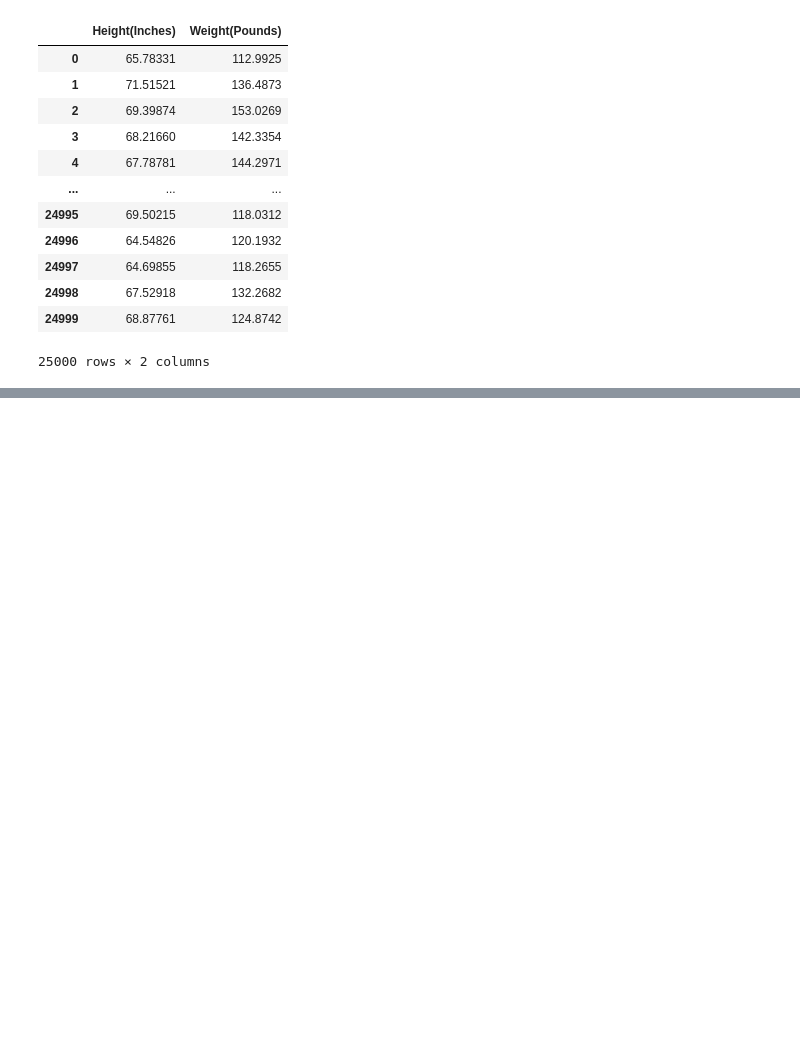
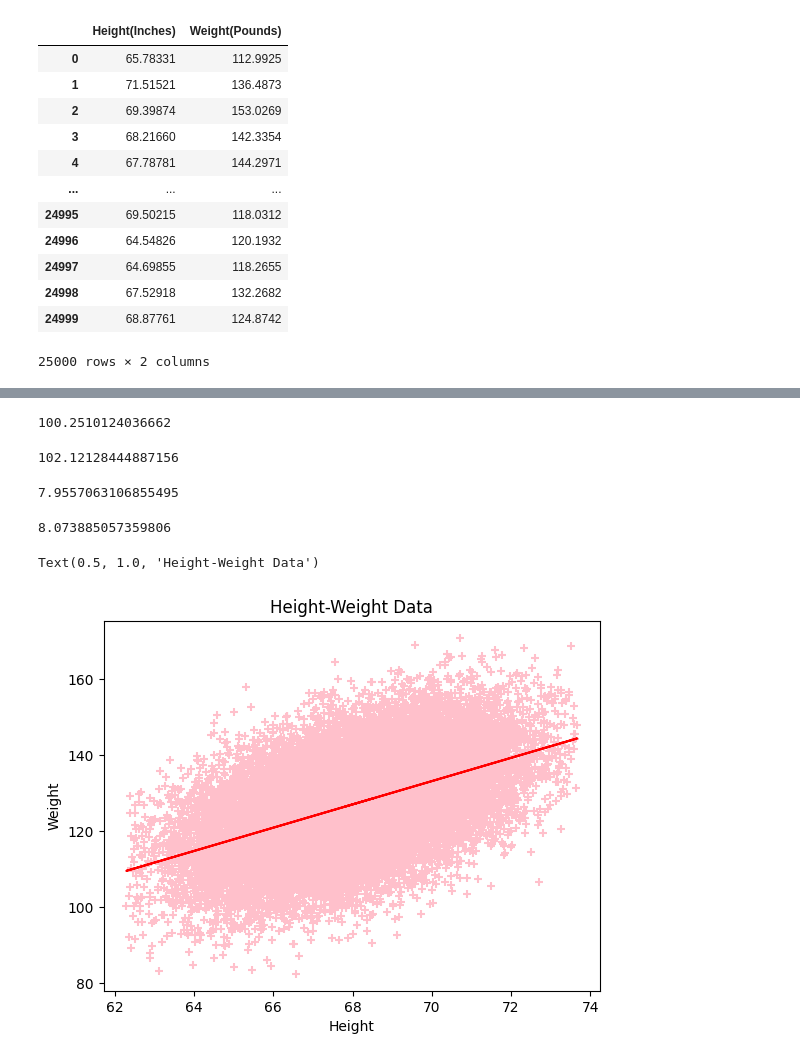
Before and after one commit to pradipmalge/ml-diaries, a Jupyter notebook: challenge/day01/Linear Regression/weight_prediction_from_height_hands_on.ipynb, the cells around one changed output, grey strips where cells are left out. Drawn from its saved outputs; the diff is of its cells as text; code cells hidden in the pictures; blank space fills up the shorter version.

```diff
--- a/challenge/day01/Linear Regression/weight_prediction_from_height_hands_on.ipynb
+++ b/challenge/day01/Linear Regression/weight_prediction_from_height_hands_on.ipynb
@@ -39,0 +114,3 @@ df
+# %%
+y = df['Weight(Pounds)']
+y.head()
@@ -39,0 +127,2 @@ df
+# %%
+xtrain, xtest, ytrain, ytest = tts(x, y, test_size=0.33, random_state=1)
@@ -39,0 +158,4 @@ df
+# %%
+model = LinearRegression()
+# %%
+model.fit(xtrain, ytrain)
@@ -39,0 +215,29 @@ df
+# %%
+test_mse = mean_squared_error(ytest, ypred)
+test_mse
+# %% [output]
+100.2510124036662
+# %%
+train_mse = mean_squared_error(ytrain, model.predict(xtrain))
+train_mse
+# %% [output]
+102.12128444887156
+# %%
+test_mae=mean_absolute_error(ytest, ypred)
+test_mae
+# %% [output]
+7.9557063106855495
+# %%
+train_mae=mean_absolute_error(ytrain, model.predict(xtrain))
+train_mae
+# %% [output]
+8.073885057359806
+# %%
+plt.scatter(df[['Height(Inches)']], df[['Weight(Pounds)']], color="pink", marker="+")
+plt.plot(xtrain, model.predict(xtrain), color="red")
+plt.ylabel('Weight')
+plt.xlabel('Height')
+plt.title('Height-Weight Data')
+# %% [output]
+Text(0.5, 1.0, 'Height-Weight Data')
+[figure, added]
```
Also changed, not shown: parts of 33 cells of this notebook.
